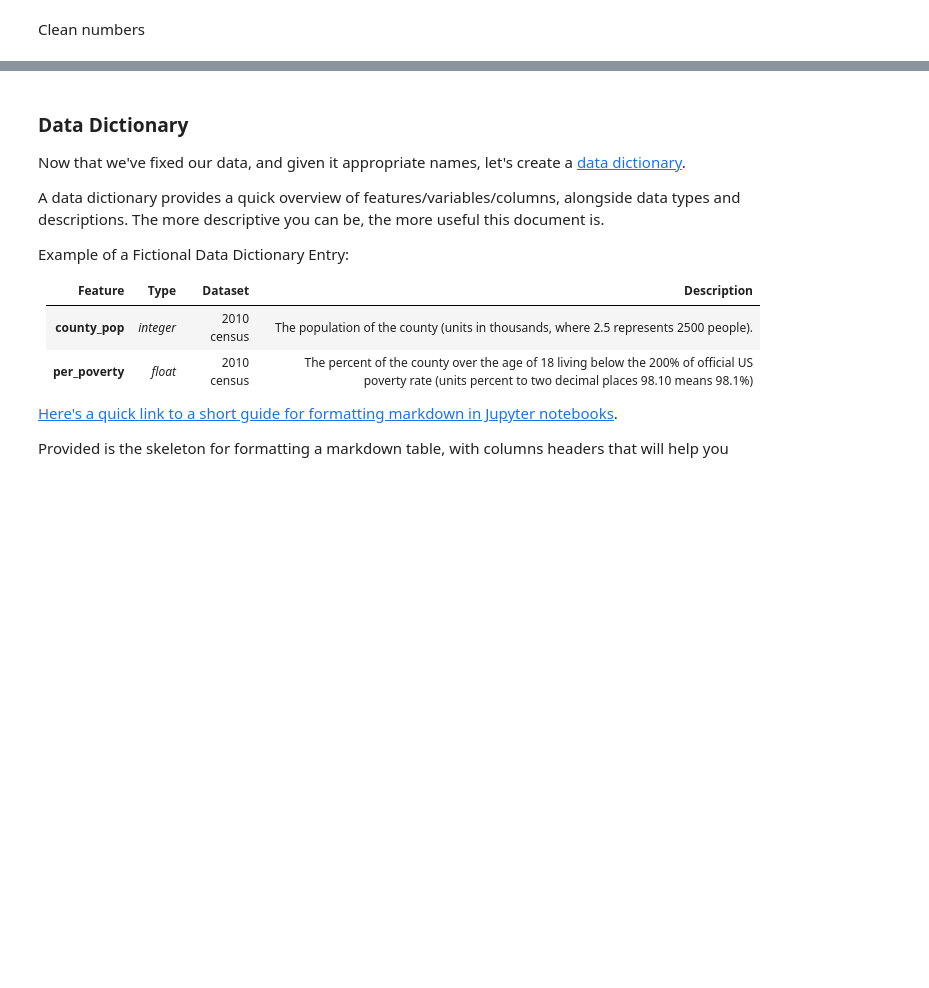
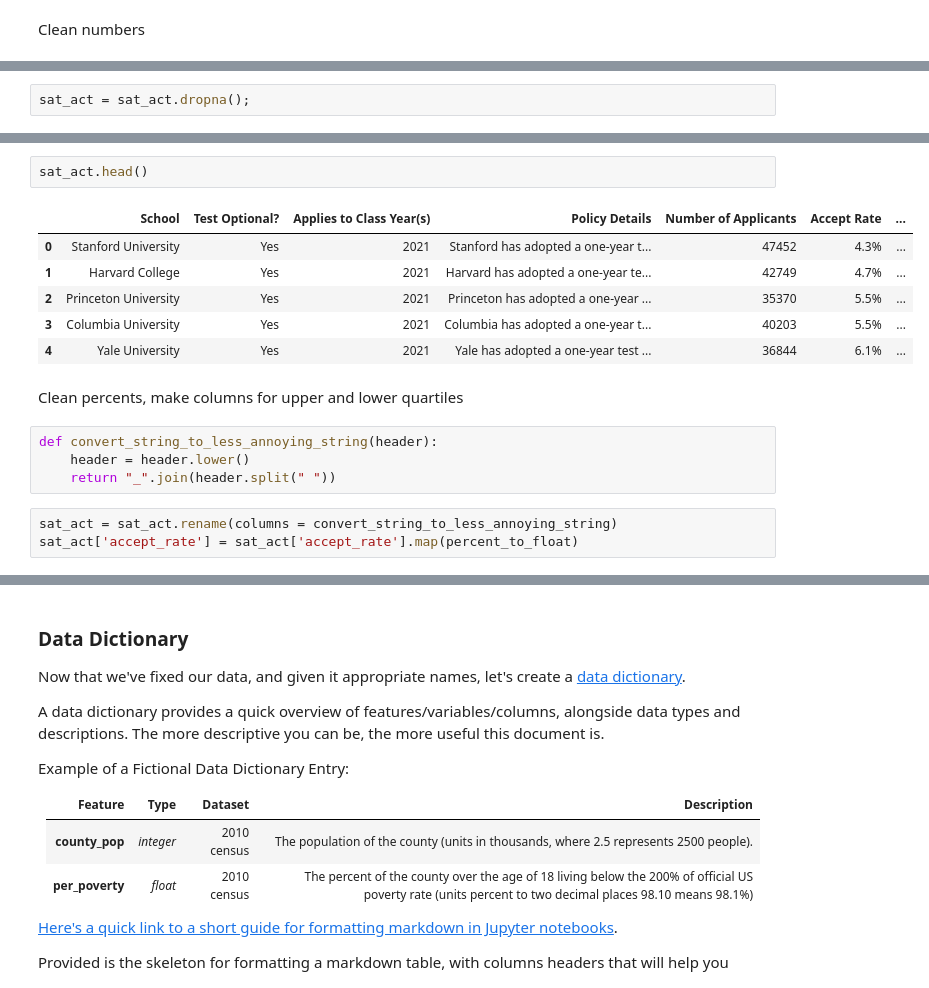
Before and after one commit to Avanyali/GA_SAT_ACT_Analysis, a Jupyter notebook: code/starter-code.ipynb, the cells around one changed output, grey strips where cells are left out. Cells and saved outputs as stored; diff of their text form; blank space fills up the shorter version.

```diff
--- a/code/starter-code.ipynb
+++ b/code/starter-code.ipynb
@@ -241,0 +317,2 @@ Import the datasets that you selected for this project and go through the follow
+# %%
+sat_act = sat_act.dropna();
@@ -241,0 +349,18 @@ Import the datasets that you selected for this project and go through the follow
+# %%
+sat_act.head()
+# %% [output]
+|  | School | Test Optional? | Applies to Class Year(s) | Policy Details | Number of Applicants | Accept Rate | ... |
+| 0 | Stanford University | Yes | 2021 | Stanford has adopted a one-year t... | 47452 | 4.3% | ... |
+| 1 | Harvard College | Yes | 2021 | Harvard has adopted a one-year te... | 42749 | 4.7% | ... |
+| 2 | Princeton University | Yes | 2021 | Princeton has adopted a one-year ... | 35370 | 5.5% | ... |
+| 3 | Columbia University | Yes | 2021 | Columbia has adopted a one-year t... | 40203 | 5.5% | ... |
+| 4 | Yale University | Yes | 2021 | Yale has adopted a one-year test ... | 36844 | 6.1% | ... |
+# %% [markdown]
+Clean percents, make columns for upper and lower quartiles
+# %%
+def convert_string_to_less_annoying_string(header):
+    header = header.lower()
+    return "_".join(header.split(" "))
+# %%
+sat_act = sat_act.rename(columns = convert_string_to_less_annoying_string)
+sat_act['accept_rate'] = sat_act['accept_rate'].map(percent_to_float)
```
Also changed, not shown: parts of 60 cells of this notebook.
